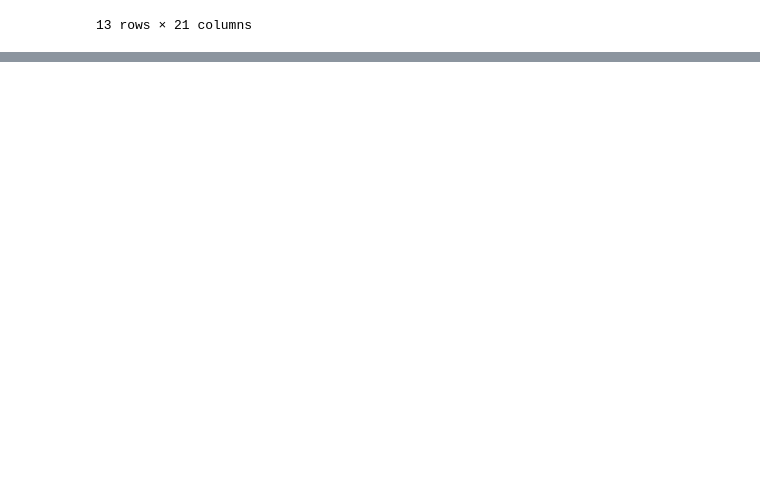
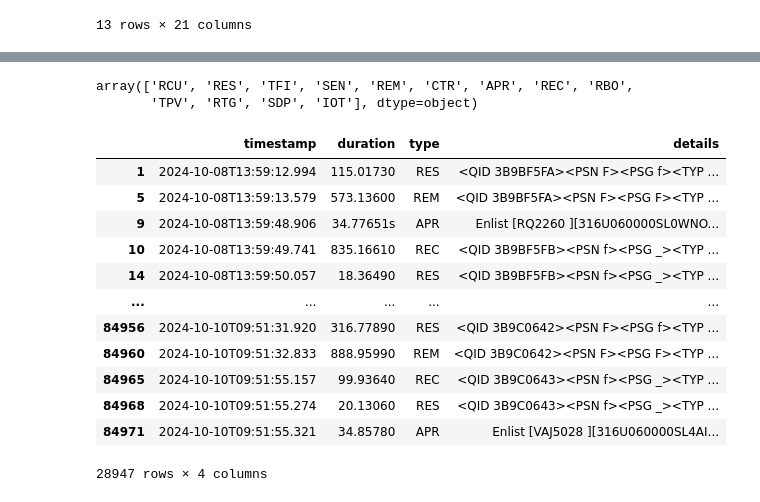
Before and after one commit to afiqrosdi260/study_parse_log, a Jupyter notebook: log-parse-table.ipynb, the cells around one changed output, grey strips where cells are left out. Drawn from its saved outputs; the diff is of its cells as text; code cells hidden in the pictures; blank space fills up the shorter version.

```diff
--- a/log-parse-table.ipynb
+++ b/log-parse-table.ipynb
@@ -191,0 +197,26 @@ df_details_split
+# %%
+with open('LCS0029.LOG', 'r') as log_file:
+    load_log_file = log_file.readlines()
+
+# '^' : This is an anchor that matches the start of a line, ensuring the pattern matches from the beginning of the string.
+# \S+ : Matches one or more non-whitespace characters (any character except spaces, tabs, etc.). It assumes the timestamp doesn't contain any spaces.
+# \s+ : Matches one or more whitespace characters (spaces, tabs, etc.). This separates the "timestamp" and "duration" fields.
+# .+ : This matches one or more of any character (except newlines), meaning it will capture everything after the "type" until the end of the line, which typically includes additional details or messages related to the log entry.
+# $ : This is the end-of-line anchor, ensuring the match goes all the way to the end of the string.
+# For more information: https://www.w3schools.com/python/python_regex.asp
+pattern = re.compile(
+    r'^(?P<timestamp>\S+)\s+(?P<duration>\S+)\s+(?P<type>\S+)\s+(?P<details>.+)$'
+)
+
+log_data = []
+
+for line in load_log_file:
+    match = pattern.match(line)
+    if match:
+        log_read = match.groupdict()
+        log_data.append(log_read)
+    else:
+        print("xde")
+
+df = pd.DataFrame(log_data)
+df
@@ -191,0 +237,29 @@ df_details_split
+# %%
+df['type']=df['type'].str.strip()
+df['type'].unique()
+# %% [output]
+array(['RCU', 'RES', 'TFI', 'SEN', 'REM', 'CTR', 'APR', 'REC', 'RBO',
+       'TPV', 'RTG', 'SDP', 'IOT'], dtype=object)
+# %%
+# Filter rows where the 'type' column is 'REC', 'RES', or 'REM'
+df_filtered = df[df['type'].isin(['REC', 'RES', 'REM', 'APR'])]
+
+# Sort the DataFrame by 'timestamp' (or any other column you prefer)
+#df_filtered_sorted = df_filtered.sort_values(by='timestamp')
+
+# Display the resulting filtered and sorted DataFrame
+df_filtered
+# %% [output]
+|  | timestamp | duration | type | details |
+| 1 | 2024-10-08T13:59:12.994 | 115.01730 | RES | <QID 3B9BF5FA><PSN F><PSG f><TYP ... |
+| 5 | 2024-10-08T13:59:13.579 | 573.13600 | REM | <QID 3B9BF5FA><PSN F><PSG F><TYP ... |
+| 9 | 2024-10-08T13:59:48.906 | 34.77651s | APR | Enlist [RQ2260 ][316U060000SL0WNO... |
+| 10 | 2024-10-08T13:59:49.741 | 835.16610 | REC | <QID 3B9BF5FB><PSN f><PSG _><TYP ... |
+| 14 | 2024-10-08T13:59:50.057 | 18.36490 | RES | <QID 3B9BF5FB><PSN f><PSG _><TYP ... |
+| ... | ... | ... | ... | ... |
+| 84956 | 2024-10-10T09:51:31.920 | 316.77890 | RES | <QID 3B9C0642><PSN F><PSG f><TYP ... |
+| 84960 | 2024-10-10T09:51:32.833 | 888.95990 | REM | <QID 3B9C0642><PSN F><PSG F><TYP ... |
+| 84965 | 2024-10-10T09:51:55.157 | 99.93640 | REC | <QID 3B9C0643><PSN f><PSG _><TYP ... |
+| 84968 | 2024-10-10T09:51:55.274 | 20.13060 | RES | <QID 3B9C0643><PSN f><PSG _><TYP ... |
+| 84971 | 2024-10-10T09:51:55.321 | 34.85780 | APR | Enlist [VAJ5028 ][316U060000SL4AI... |
+28947 rows × 4 columns
```
Also changed, not shown: parts of 6 cells of this notebook.
